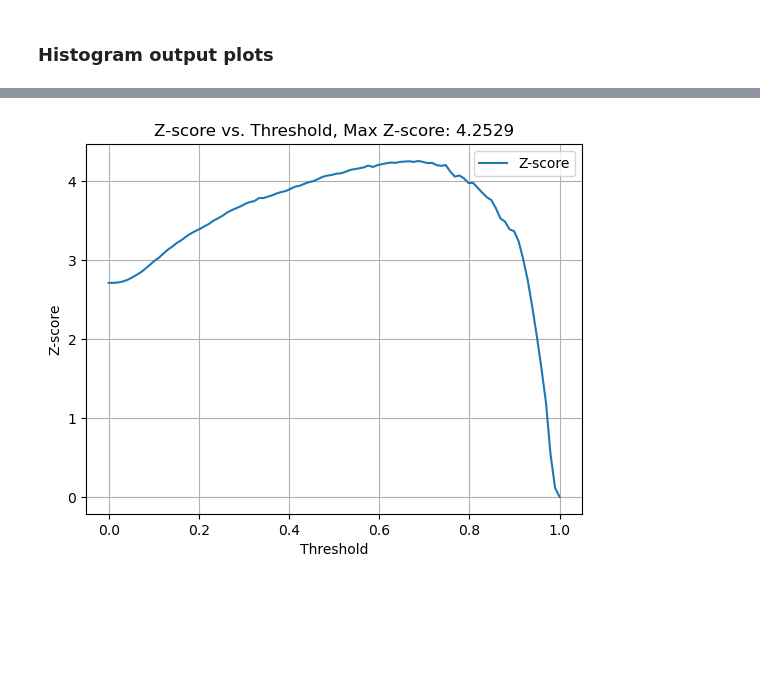
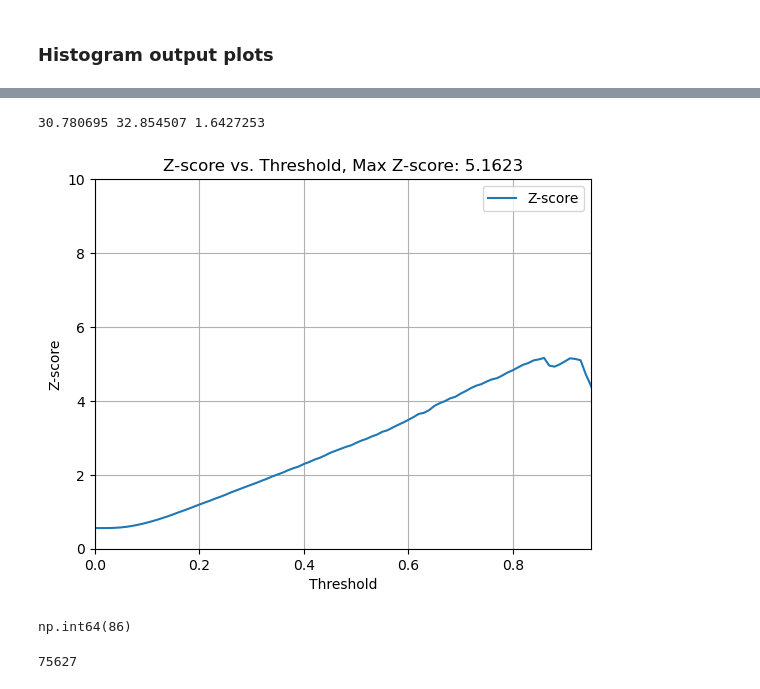
Before and after one commit to inigostibbe/msciproject, a Jupyter notebook: pytorch.ipynb, the cells around one changed output, grey strips where cells are left out. Saved outputs shown, nothing was run; the diff lists cells and outputs as text; code cells hidden in the pictures; blank space fills up the shorter version.

```diff
--- a/pytorch.ipynb
+++ b/pytorch.ipynb
@@ -113,7 +129,7 @@ class SimpleNN(nn.Module):
         layers.append(nn.Linear(n_neurons, 1)) # Final layer with 1 neuron for binary classification
 
         self.layers = nn.ModuleList(layers)
-        self.sigmoid = nn.Sigmoid()
+        # self.sigmoid = nn.Sigmoid() # old
 
     def forward(self, x):
         for layer in self.layers[:-1]:
@@ -131,7 +147,7 @@ optimizer = optim.Adam(model.parameters(), lr=lr)
 scheduler = optim.lr_scheduler.ReduceLROnPlateau(optimizer, mode='min', factor=0.1, patience=5, verbose=True)
 
 # Train the model with validation tracking
-n_epochs = 25
+n_epochs = 20
 train_losses = []
 val_losses = []
 
@@ -335,32 +354,57 @@ plt.show()
 # %%
 # Assume w_test is the array of weights for each sample in the test set
 wn_test_array = np.array(wn_test*200000)
 
 # Define thresholds between 0 and 1
-thresholds = np.linspace(0, 1, 100)
+thresholds = np.linspace(0, 1, 101)
 z_scores = []
 
 # Calculate the Z-score for each threshold using weights
 for threshold in thresholds:
     # Weighted count of signal predictions above the threshold
     S = np.sum(wn_test_array[(all_outputs > threshold) & (all_labels == 1)])  # Weighted Signal
     B = np.sum(wn_test_array[(all_outputs > threshold) & (all_labels == 0)])  # Weighted Background
+    sig_B = B * 0.05 # 5% error
 
     # Calculate Z-score (add small epsilon to avoid division by zero)
+
+
     if S + B > 0:
-        Z = S / np.sqrt(S + B + 1e-10)  # 1e-10 to avoid division by zero
+        Z = S / np.sqrt(B + sig_B**2 + 1e-10)
+        if threshold == 0.86:
+            print(S, B, sig_B)
+
+
     else:
         Z = 0  # Define Z as 0 if S + B is 0
+
+    # if threshold == 0.
 
     z_scores.append(Z)
 
 # Plot Z-score vs. Threshold
 plt.plot(thresholds, z_scores, label="Z-score")
 plt.xlabel("Threshold")
 plt.ylabel("Z-score")
-plt.title(f"Z-score vs. Threshold, Max Z-score: {max(z_scores):.4f}")
+plt.title(f"Z-score vs. Threshold, Max Z-score: {max(z_scores[:95]):.4f}")
 plt.legend()
 plt.grid()
+plt.ylim(0,10)
+plt.xlim(0,0.95)
 plt.show()
+
+print()
 # %% [output]
+30.780695 32.854507 1.6427253
-[figure, old version]
+[figure, new version]
+# %%
+# Print index of max Z-score
+
+max_z_index = np.argmax(z_scores[:95])
+max_z_index
+# %% [output]
+np.int64(86)
+# %%
+print(len(wn_test_array))
+# %% [output]
+75627
```
Also changed, not shown: parts of 5 cells of this notebook, 38 other files.
